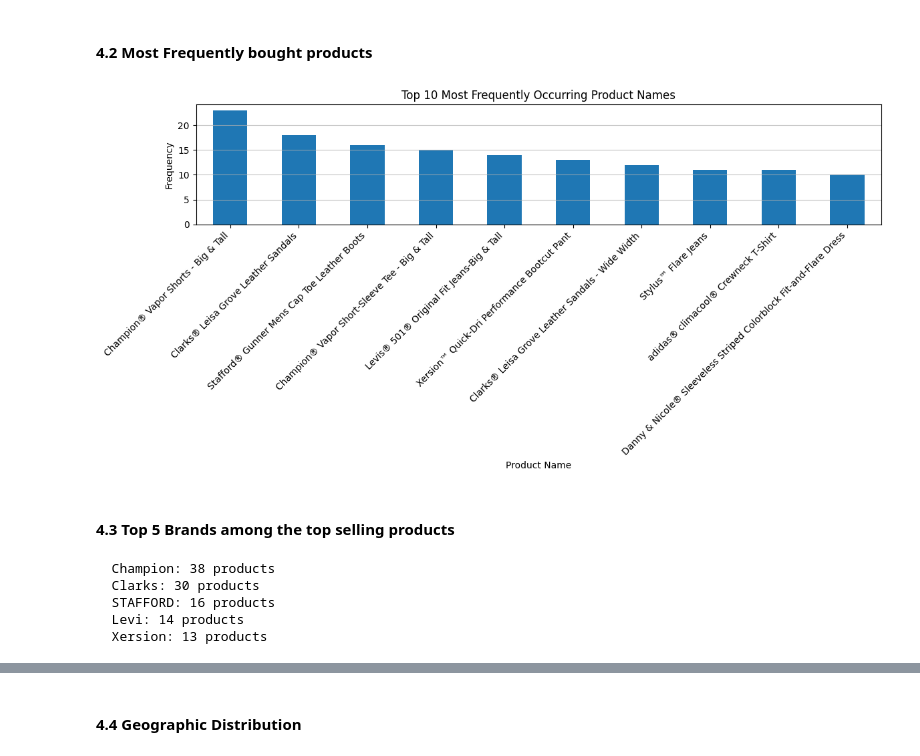
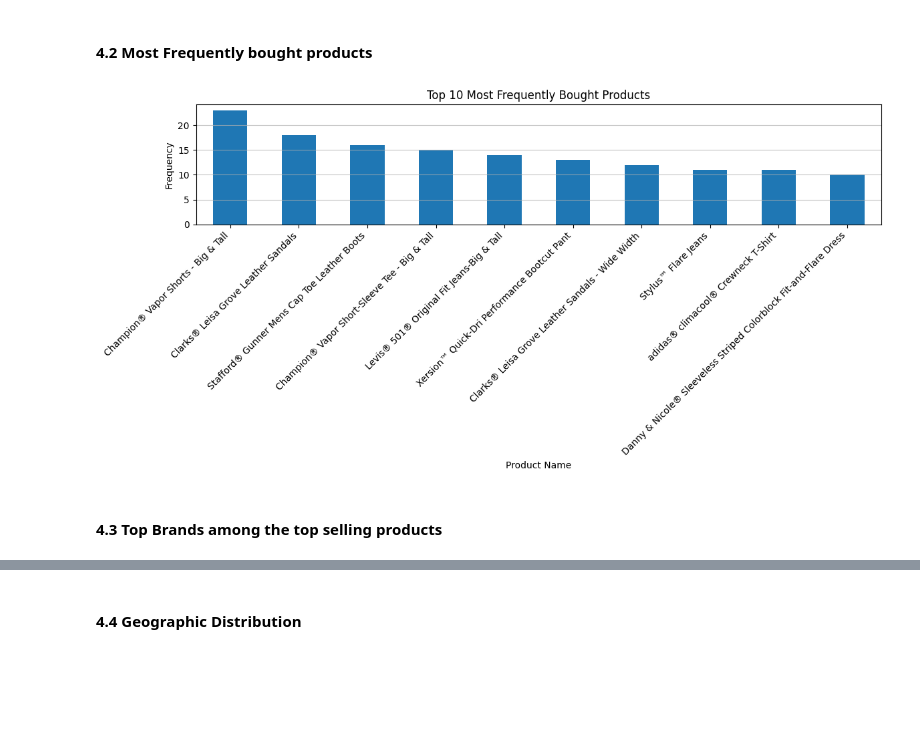
Before and after one commit to RedeemerNtumy/JCPennyConsultancyProject, a Jupyter notebook: 3549063_BD2.ipynb, the cells around one changed output, grey strips where cells are left out. Saved outputs shown, nothing was run; the diff lists cells and outputs as text; code cells hidden in the pictures; blank space fills up the shorter version.

```diff
--- a/3549063_BD2.ipynb
+++ b/3549063_BD2.ipynb
@@ -240,16 +261,9 @@ Having similar mean and median values implies the age distribution is roughly sy
 # %%
-"""
-From the initial exploration, I realised
-Massachusetts had the highest number of users.
-This is suprising as JC Penney has customers
-across all states with Massachusetts not being
-the biggest state in the US.
-
-This has led me to include population data of
-every state in the US so I can compare against
-their number of customers
-"""
-
+# Things could go wrong!
+# I am using a try except block to handle edge cases
+# If Conditions can be used but are less efficient
+# Try and except also catches multiple issues that may not be factored in
+# conditional statements
 try:
     # Access to the API requires an API key
     with open("key.txt") as key:
@@ -267,8 +281,12 @@ try:
     print("Successfully fetched US Census population data")
 
 except Exception as e:
-    print(f"Warning: Could not fetch Census data - {e}")
-    population_df = None
+    print(f"Warning: Could not fetch Census data....Falling back to saved json")
+    # The code below sets population_df to an already downloaded population data if the request fails
+    population_df = pd.read_json("2023POP.json")
+    #Set values in first line as column names
+    population_df = pd.DataFrame(population_df.iloc[1:].values,
+                                 columns=population_df.iloc[0])
 # %% [output]
 Successfully fetched US Census population data
 # %%
@@ -402,16 +437,17 @@ plot_top_distribution(
 # Get the counts for the top 10 products
 top_10_product_name_counts = updated_products['Name'].value_counts().nlargest(10)
 # %%
+# Reusing the function on most bouguht products
 plot_top_distribution(
     data=top_10_product_name_counts,
-    title='Top 10 Most Frequently Occurring Product Names',
+    title='Top 10 Most Frequently Bought Products',
     xlabel='Product Name',
     ylabel='Frequency'
 )
 # %% [output]
-[figure, old version]
+[figure, new version]
 # %% [markdown]
-#### 4.3 Top 5 Brands among the top selling products
+#### 4.3 Top  Brands among the top selling products
 # %%
 # Get the counts for the top 10 products
 top_10_products_df = updated_products[updated_products['Name'].isin(plot_labels)].copy()
@@ -427,11 +463,3 @@ merged_top_products = pd.merge(
 # %%
 # Count brand occurrences in top products
 top_brand_counts = merged_top_products['brand'].value_counts()
-for brand, count in top_brand_counts.head(5).items():
-    print(f"  {brand}: {count} products")
-# %% [output]
-  Champion: 38 products
-  Clarks: 30 products
-  STAFFORD: 16 products
-  Levi: 14 products
-  Xersion: 13 products
```
Also changed, not shown: parts of 95 cells of this notebook.
